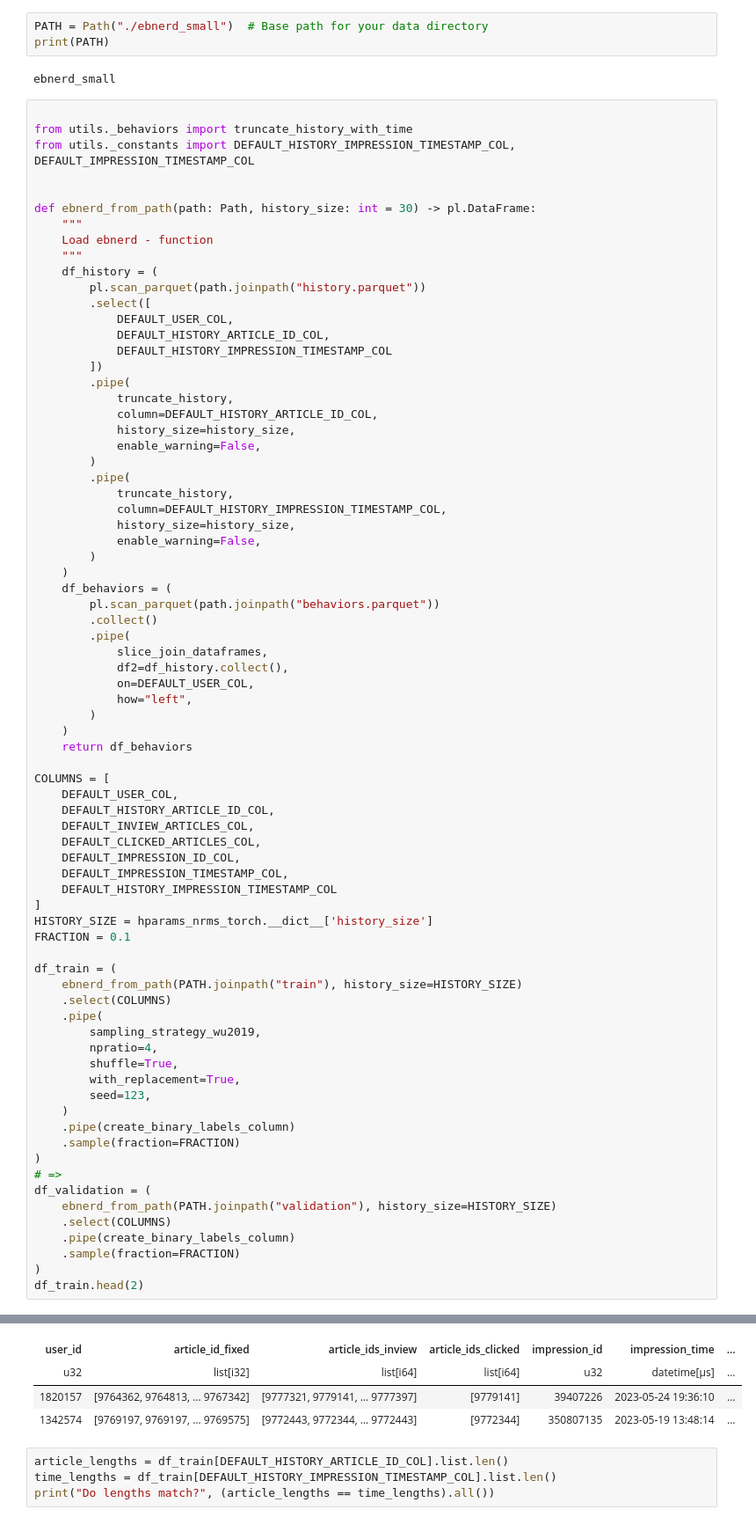
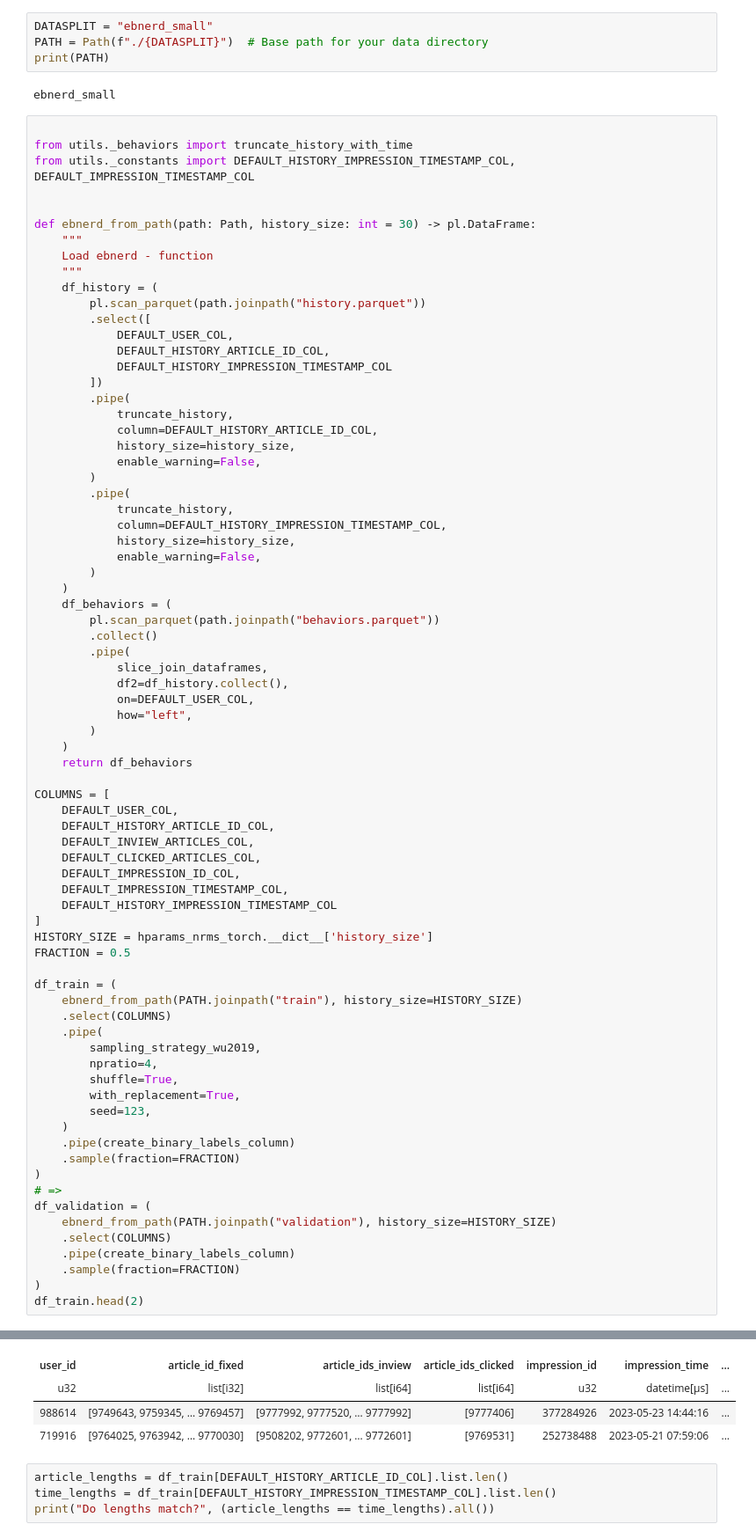
Before and after one commit to Gustavclausen1804/Deeplearning-RecSys-Challenge-2024, a Jupyter notebook: nrms_torch.ipynb, the cells around one changed output, grey strips where cells are left out. Shown at 88% size. Cells and saved outputs as stored; diff of their text form.

```diff
--- a/nrms_torch.ipynb
+++ b/nrms_torch.ipynb
@@ -80,7 +80,8 @@ MIND_type = 'demo'
 # %% [markdown]
 ## Download and load data
 # %%
-PATH = Path("./ebnerd_small")  # Base path for your data directory
+DATASPLIT = "ebnerd_small"
+PATH = Path(f"./{DATASPLIT}")  # Base path for your data directory
 print(PATH)
 # %% [output]
 ebnerd_small
@@ -135,36 +136,36 @@ COLUMNS = [
     DEFAULT_IMPRESSION_TIMESTAMP_COL,
     DEFAULT_HISTORY_IMPRESSION_TIMESTAMP_COL
 ]
 HISTORY_SIZE = hparams_nrms_torch.__dict__['history_size']
-FRACTION = 0.1
+FRACTION = 0.5
 
 df_train = (
     ebnerd_from_path(PATH.joinpath("train"), history_size=HISTORY_SIZE)
     .select(COLUMNS)
     .pipe(
         sampling_strategy_wu2019,
         npratio=4,
         shuffle=True,
         with_replacement=True,
         seed=123,
     )
     .pipe(create_binary_labels_column)
     .sample(fraction=FRACTION)
 )
 # =>
 df_validation = (
     ebnerd_from_path(PATH.joinpath("validation"), history_size=HISTORY_SIZE)
     .select(COLUMNS)
     .pipe(create_binary_labels_column)
     .sample(fraction=FRACTION)
 )
 df_train.head(2)
 # %% [output]
 shape: (2, 8)
 | user_id | article_id_fixed | article_ids_inview | article_ids_clicked | impression_id | impression_time | ... |
 | u32 | list[i32] | list[i64] | list[i64] | u32 | datetime[μs] | ... |
-| 1820157 | [9764362, 9764813, … 9767342] | [9777321, 9779141, … 9777397] | [9779141] | 39407226 | 2023-05-24 19:36:10 | ... |
-| 1342574 | [9769197, 9769197, … 9769575] | [9772443, 9772344, … 9772443] | [9772344] | 350807135 | 2023-05-19 13:48:14 | ... |
+| 988614 | [9749643, 9759345, … 9769457] | [9777992, 9777520, … 9777992] | [9777406] | 377284926 | 2023-05-23 14:44:16 | ... |
+| 719916 | [9764025, 9763942, … 9770030] | [9508202, 9772601, … 9772601] | [9769531] | 252738488 | 2023-05-21 07:59:06 | ... |
 # %%
 article_lengths = df_train[DEFAULT_HISTORY_ARTICLE_ID_COL].list.len()
 time_lengths = df_train[DEFAULT_HISTORY_IMPRESSION_TIMESTAMP_COL].list.len()
```
Also changed, not shown: parts of 27 cells of this notebook, 3 other files.
